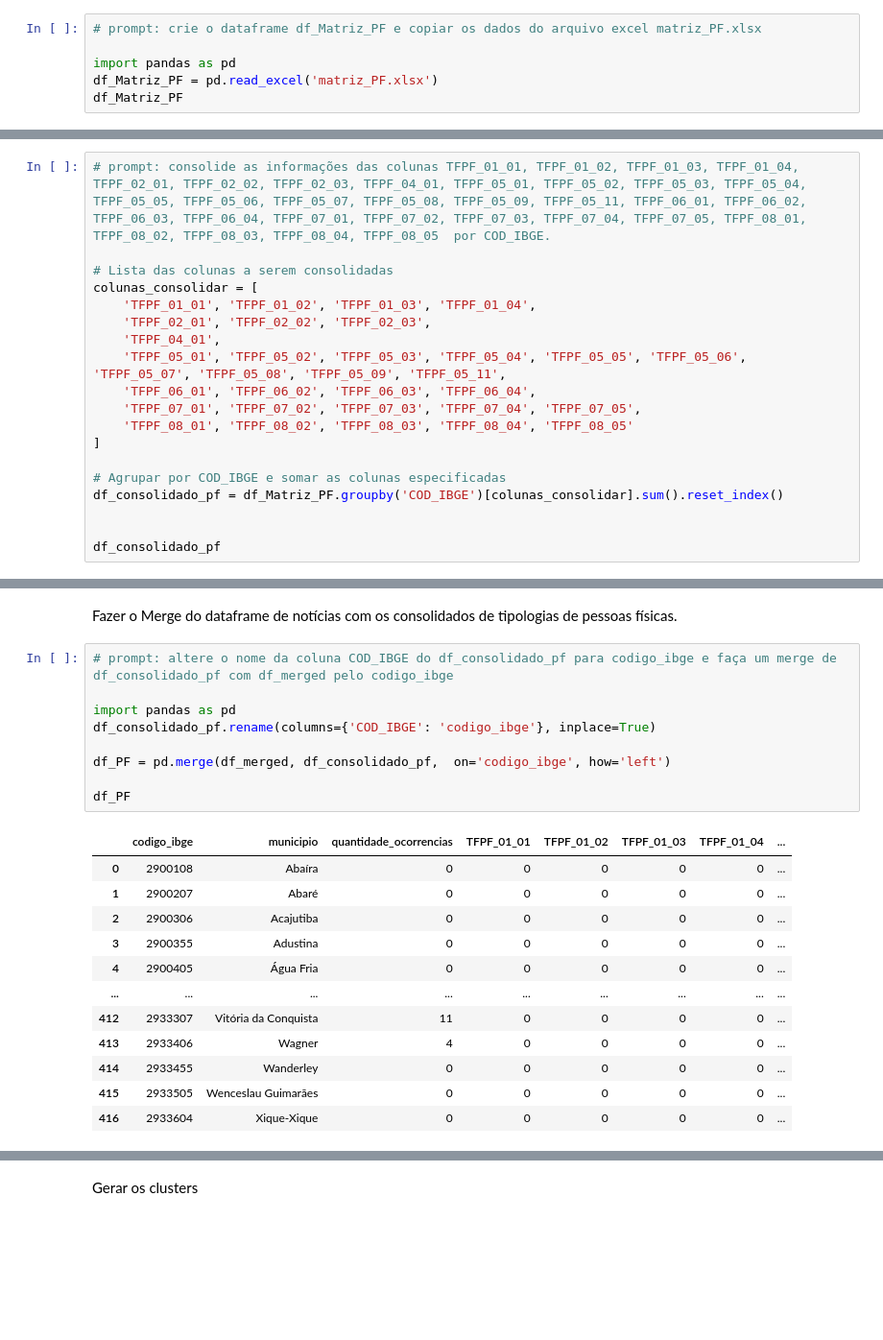
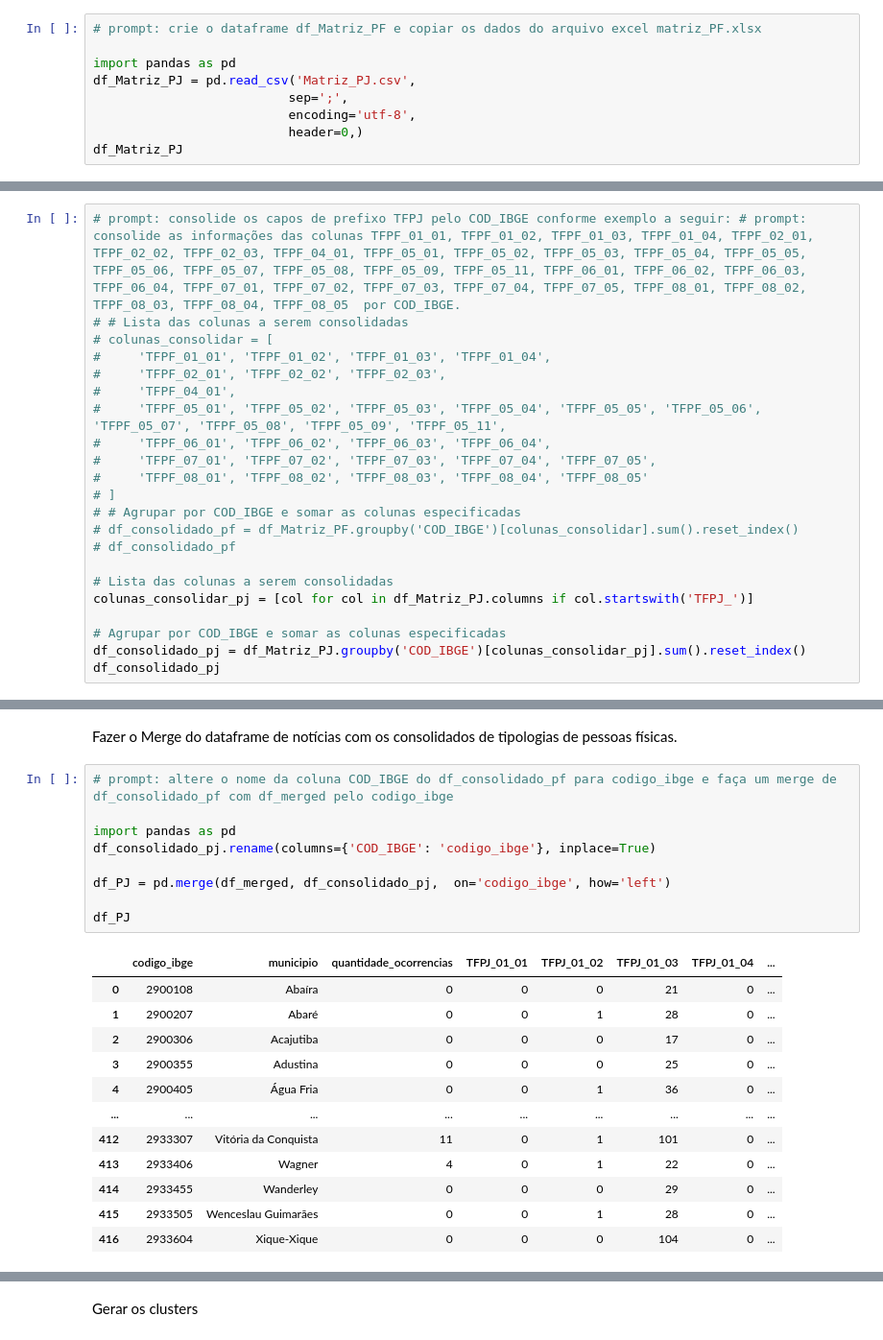
Before and after one commit to teosantana/statsmodels, a Jupyter notebook: Cluster_News_PJ.ipynb, the cells around one changed output, grey strips where cells are left out. Shown at 96% size. Cells and saved outputs as stored; diff of their text form; blank space fills up the shorter version.

```diff
--- a/Cluster_News_PJ.ipynb
+++ b/Cluster_News_PJ.ipynb
@@ -314,6 +321,9 @@ Abrir os DataFrames das Matrizes de Risco (PJ e PF) do LabContas e Consolidar as
 # prompt: crie o dataframe df_Matriz_PF e copiar os dados do arquivo excel matriz_PF.xlsx
 
 import pandas as pd
-df_Matriz_PF = pd.read_excel('matriz_PF.xlsx')
-df_Matriz_PF
+df_Matriz_PJ = pd.read_csv('Matriz_PJ.csv',
+                          sep=';',
+                          encoding='utf-8',
+                          header=0,)
+df_Matriz_PJ
 # %% [output]
@@ -333,20 +343,23 @@ df_Matriz_PF
 # %%
-# prompt: consolide as informações das colunas TFPF_01_01, TFPF_01_02, TFPF_01_03, TFPF_01_04, TFPF_02_01, TFPF_02_02, TFPF_02_03, TFPF_04_01, TFPF_05_01, TFPF_05_02, TFPF_05_03, TFPF_05_04, TFPF_05_05, TFPF_05_06, TFPF_05_07, TFPF_05_08, TFPF_05_09, TFPF_05_11, TFPF_06_01, TFPF_06_02, TFPF_06_03, TFPF_06_04, TFPF_07_01, TFPF_07_02, TFPF_07_03, TFPF_07_04, TFPF_07_05, TFPF_08_01, TFPF_08_02, TFPF_08_03, TFPF_08_04, TFPF_08_05  por COD_IBGE.
+# prompt: consolide os capos de prefixo TFPJ pelo COD_IBGE conforme exemplo a seguir: # prompt: consolide as informações das colunas TFPF_01_01, TFPF_01_02, TFPF_01_03, TFPF_01_04, TFPF_02_01, TFPF_02_02, TFPF_02_03, TFPF_04_01, TFPF_05_01, TFPF_05_02, TFPF_05_03, TFPF_05_04, TFPF_05_05, TFPF_05_06, TFPF_05_07, TFPF_05_08, TFPF_05_09, TFPF_05_11, TFPF_06_01, TFPF_06_02, TFPF_06_03, TFPF_06_04, TFPF_07_01, TFPF_07_02, TFPF_07_03, TFPF_07_04, TFPF_07_05, TFPF_08_01, TFPF_08_02, TFPF_08_03, TFPF_08_04, TFPF_08_05  por COD_IBGE.
+# # Lista das colunas a serem consolidadas
+# colunas_consolidar = [
+#     'TFPF_01_01', 'TFPF_01_02', 'TFPF_01_03', 'TFPF_01_04',
+#     'TFPF_02_01', 'TFPF_02_02', 'TFPF_02_03',
+#     'TFPF_04_01',
+#     'TFPF_05_01', 'TFPF_05_02', 'TFPF_05_03', 'TFPF_05_04', 'TFPF_05_05', 'TFPF_05_06', 'TFPF_05_07', 'TFPF_05_08', 'TFPF_05_09', 'TFPF_05_11',
+#     'TFPF_06_01', 'TFPF_06_02', 'TFPF_06_03', 'TFPF_06_04',
+#     'TFPF_07_01', 'TFPF_07_02', 'TFPF_07_03', 'TFPF_07_04', 'TFPF_07_05',
+#     'TFPF_08_01', 'TFPF_08_02', 'TFPF_08_03', 'TFPF_08_04', 'TFPF_08_05'
+# ]
+# # Agrupar por COD_IBGE e somar as colunas especificadas
+# df_consolidado_pf = df_Matriz_PF.groupby('COD_IBGE')[colunas_consolidar].sum().reset_index()
+# df_consolidado_pf
 
 # Lista das colunas a serem consolidadas
-colunas_consolidar = [
-    'TFPF_01_01', 'TFPF_01_02', 'TFPF_01_03', 'TFPF_01_04',
-    'TFPF_02_01', 'TFPF_02_02', 'TFPF_02_03',
-    'TFPF_04_01',
-    'TFPF_05_01', 'TFPF_05_02', 'TFPF_05_03', 'TFPF_05_04', 'TFPF_05_05', 'TFPF_05_06', 'TFPF_05_07', 'TFPF_05_08', 'TFPF_05_09', 'TFPF_05_11',
-    'TFPF_06_01', 'TFPF_06_02', 'TFPF_06_03', 'TFPF_06_04',
-    'TFPF_07_01', 'TFPF_07_02', 'TFPF_07_03', 'TFPF_07_04', 'TFPF_07_05',
-    'TFPF_08_01', 'TFPF_08_02', 'TFPF_08_03', 'TFPF_08_04', 'TFPF_08_05'
-]
+colunas_consolidar_pj = [col for col in df_Matriz_PJ.columns if col.startswith('TFPJ_')]
 
 # Agrupar por COD_IBGE e somar as colunas especificadas
-df_consolidado_pf = df_Matriz_PF.groupby('COD_IBGE')[colunas_consolidar].sum().reset_index()
-
-
-df_consolidado_pf
+df_consolidado_pj = df_Matriz_PJ.groupby('COD_IBGE')[colunas_consolidar_pj].sum().reset_index()
+df_consolidado_pj
 # %% [output]
@@ -368,22 +381,22 @@ Fazer o Merge do dataframe de notícias com os consolidados de tipologias de pes
 # %%
 # prompt: altere o nome da coluna COD_IBGE do df_consolidado_pf para codigo_ibge e faça um merge de df_consolidado_pf com df_merged pelo codigo_ibge
 
 import pandas as pd
-df_consolidado_pf.rename(columns={'COD_IBGE': 'codigo_ibge'}, inplace=True)
+df_consolidado_pj.rename(columns={'COD_IBGE': 'codigo_ibge'}, inplace=True)
 
-df_PF = pd.merge(df_merged, df_consolidado_pf,  on='codigo_ibge', how='left')
+df_PJ = pd.merge(df_merged, df_consolidado_pj,  on='codigo_ibge', how='left')
 
-df_PF
+df_PJ
 # %% [output]
-|  | codigo_ibge | municipio | quantidade_ocorrencias | TFPF_01_01 | TFPF_01_02 | TFPF_01_03 | TFPF_01_04 | ... |
-| 0 | 2900108 | Abaíra | 0 | 0 | 0 | 0 | 0 | ... |
-| 1 | 2900207 | Abaré | 0 | 0 | 0 | 0 | 0 | ... |
-| 2 | 2900306 | Acajutiba | 0 | 0 | 0 | 0 | 0 | ... |
-| 3 | 2900355 | Adustina | 0 | 0 | 0 | 0 | 0 | ... |
-| 4 | 2900405 | Água Fria | 0 | 0 | 0 | 0 | 0 | ... |
+|  | codigo_ibge | municipio | quantidade_ocorrencias | TFPJ_01_01 | TFPJ_01_02 | TFPJ_01_03 | TFPJ_01_04 | ... |
+| 0 | 2900108 | Abaíra | 0 | 0 | 0 | 21 | 0 | ... |
+| 1 | 2900207 | Abaré | 0 | 0 | 1 | 28 | 0 | ... |
+| 2 | 2900306 | Acajutiba | 0 | 0 | 0 | 17 | 0 | ... |
+| 3 | 2900355 | Adustina | 0 | 0 | 0 | 25 | 0 | ... |
+| 4 | 2900405 | Água Fria | 0 | 0 | 1 | 36 | 0 | ... |
 | ... | ... | ... | ... | ... | ... | ... | ... | ... |
-| 412 | 2933307 | Vitória da Conquista | 11 | 0 | 0 | 0 | 0 | ... |
-| 413 | 2933406 | Wagner | 4 | 0 | 0 | 0 | 0 | ... |
-| 414 | 2933455 | Wanderley | 0 | 0 | 0 | 0 | 0 | ... |
-| 415 | 2933505 | Wenceslau Guimarães | 0 | 0 | 0 | 0 | 0 | ... |
-| 416 | 2933604 | Xique-Xique | 0 | 0 | 0 | 0 | 0 | ... |
+| 412 | 2933307 | Vitória da Conquista | 11 | 0 | 1 | 101 | 0 | ... |
+| 413 | 2933406 | Wagner | 4 | 0 | 1 | 22 | 0 | ... |
+| 414 | 2933455 | Wanderley | 0 | 0 | 0 | 29 | 0 | ... |
+| 415 | 2933505 | Wenceslau Guimarães | 0 | 0 | 1 | 28 | 0 | ... |
+| 416 | 2933604 | Xique-Xique | 0 | 0 | 0 | 104 | 0 | ... |
```
Also changed, not shown: parts of 12 cells of this notebook.
